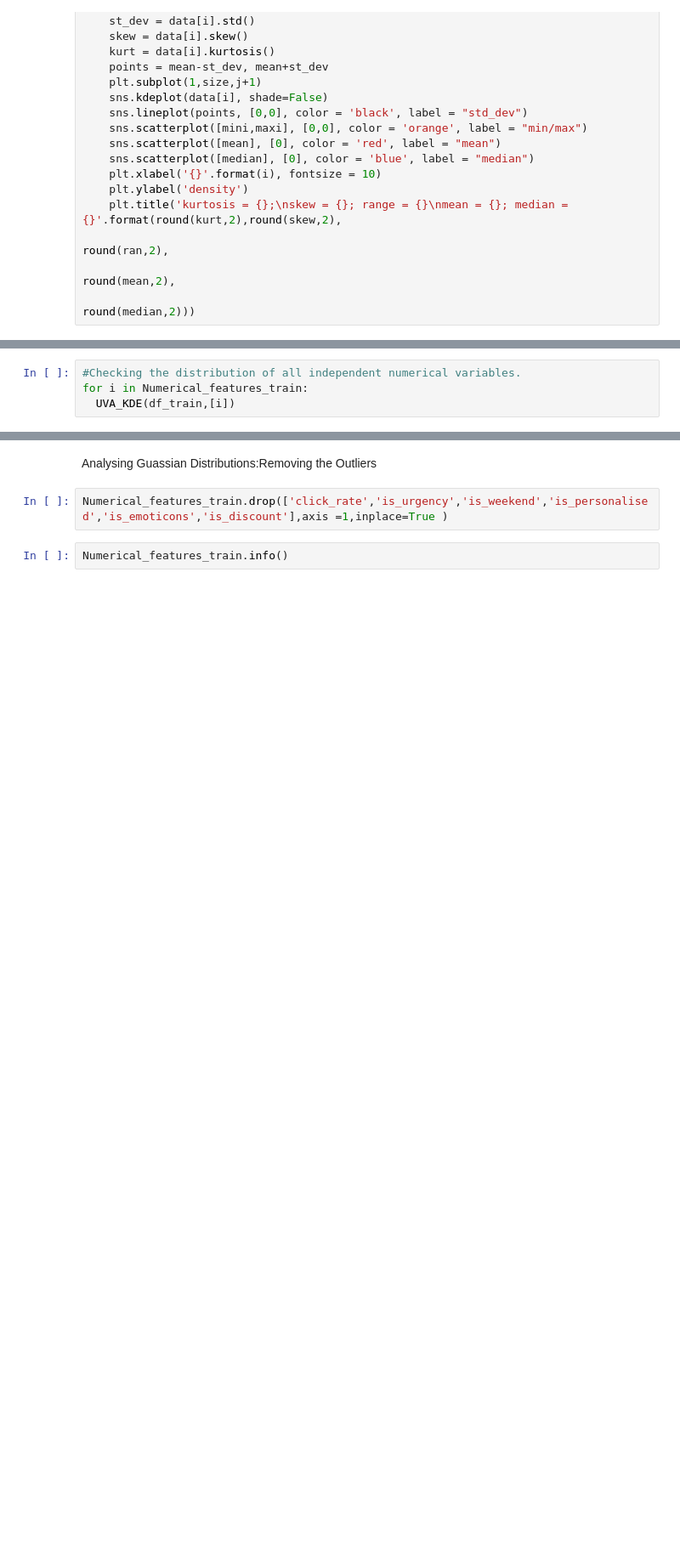
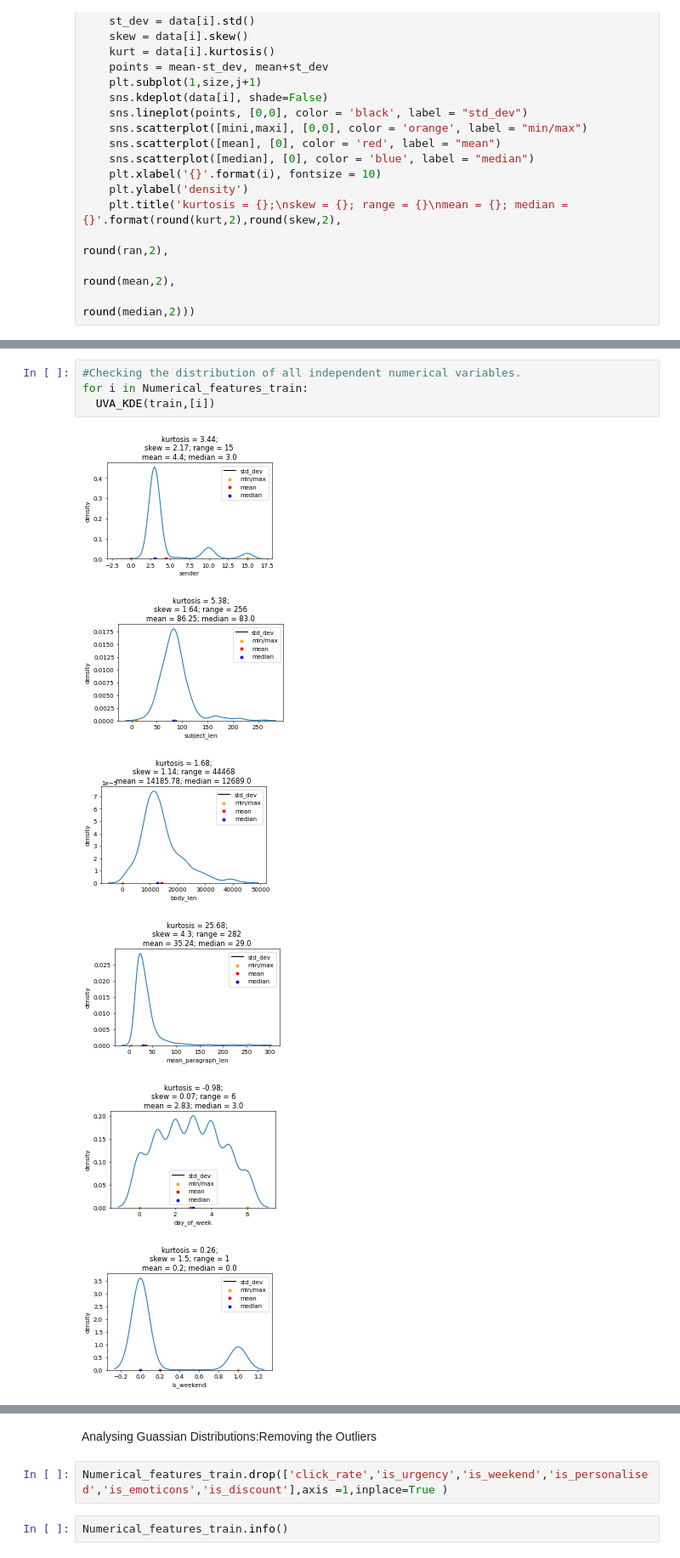
Before and after one commit to varsharoshan/CTR_Prediction-for-email-Campaigns, a Jupyter notebook: CTR_for_email_campaigns.ipynb, the cells around one changed output, grey strips where cells are left out. Shown at 85% size. Saved outputs shown, nothing was run; the diff lists cells and outputs as text; blank space fills up the shorter version.

```diff
--- a/CTR_for_email_campaigns.ipynb
+++ b/CTR_for_email_campaigns.ipynb
@@ -121,4 +150,11 @@ Index(['sender', 'subject_len', 'body_len', 'mean_paragraph_len',
 # %%
 #Checking the distribution of all independent numerical variables.
 for i in Numerical_features_train:
-  UVA_KDE(df_train,[i])
+  UVA_KDE(train,[i])
+# %% [output]
+[figure, added]
+[figure, added]
+[figure, added]
+[figure, added]
+[figure, added]
+[figure, added]
```
Also changed, not shown: parts of 9 cells of this notebook, 1 other file.
